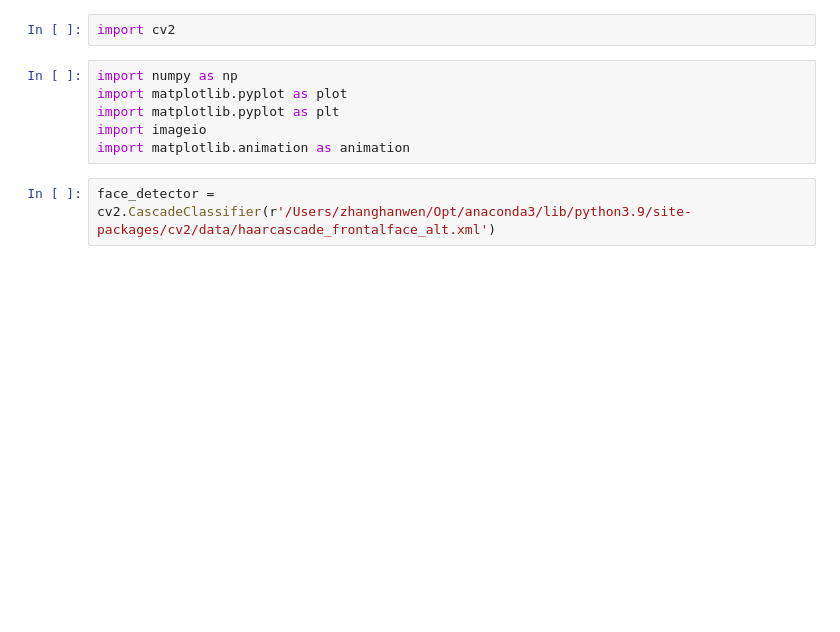
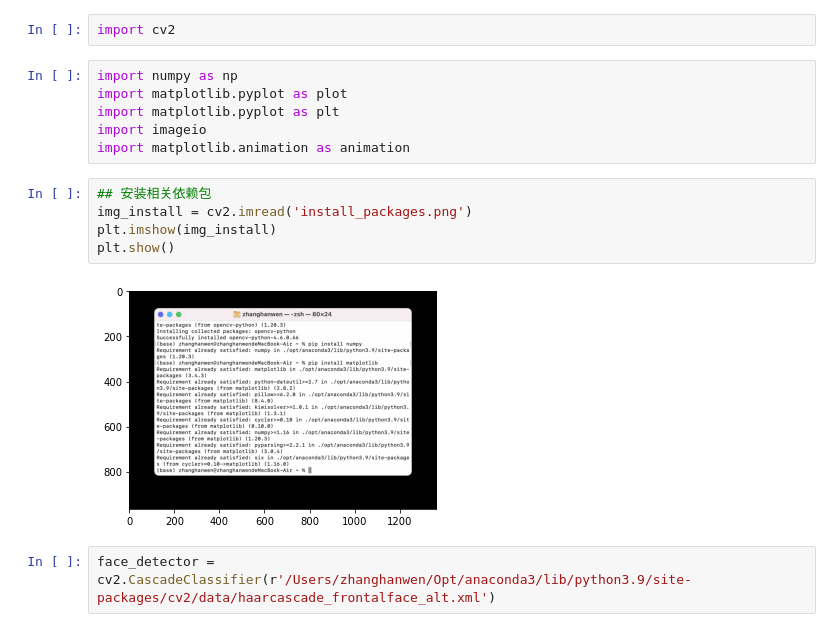
Before and after one commit to hanwen76/CV_2022, a Jupyter notebook: ImageProcessing/ImageProcessing.ipynb, the cells around one changed output. Drawn from its saved outputs; the diff is of its cells as text; blank space fills up the shorter version.

```diff
--- a/ImageProcessing/ImageProcessing.ipynb
+++ b/ImageProcessing/ImageProcessing.ipynb
@@ -6,6 +6,13 @@ import matplotlib.pyplot as plot
 import matplotlib.pyplot as plt
 import imageio
 import matplotlib.animation as animation
+# %%
+## 安装相关依赖包
+img_install = cv2.imread('install_packages.png')
+plt.imshow(img_install)
+plt.show()
+# %% [output]
+[figure, added]
 # %%
 face_detector = cv2.CascadeClassifier(r'/Users/zhanghanwen/Opt/anaconda3/lib/python3.9/site-packages/cv2/data/haarcascade_frontalface_alt.xml')
 # %%
```
Also changed, not shown: 6 other files.
